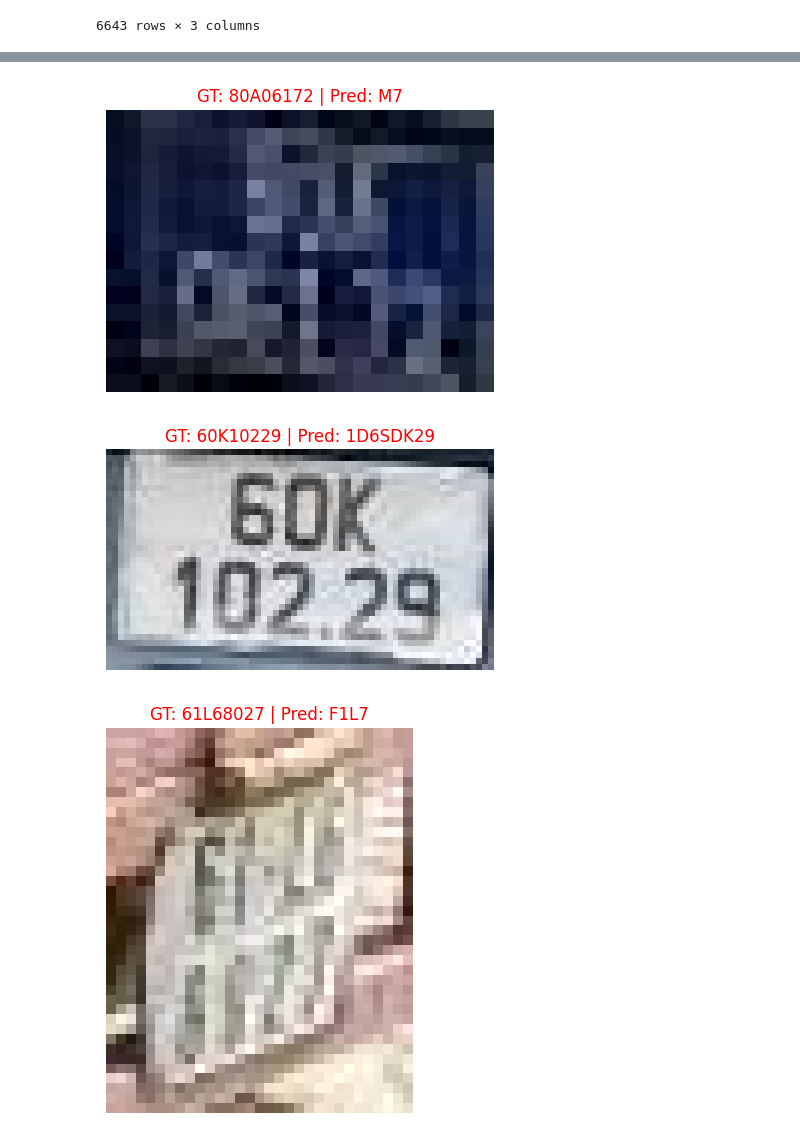
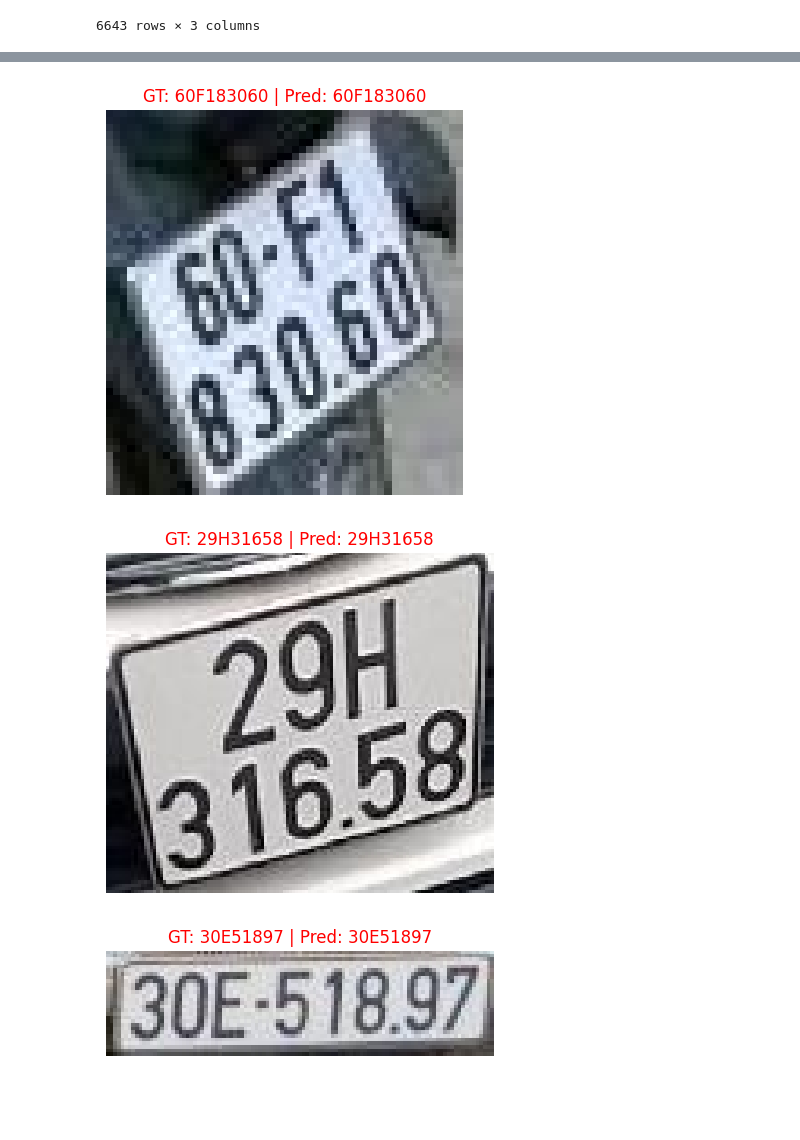
Before and after one commit to HoMinhDang/ANLR, a Jupyter notebook: evaluate.ipynb, the cells around one changed output, grey strips where cells are left out. Saved outputs shown, nothing was run; the diff lists cells and outputs as text; code cells hidden in the pictures; blank space fills up the shorter version.

```diff
--- a/evaluate.ipynb
+++ b/evaluate.ipynb
@@ -154,7 +154,7 @@ for index, row in df.iterrows():
 
     if pred[0] is not None:
         pred = filter_bbox(pred)
-        plate_label = extract_plate_label(pred, class_names=model.module.names if hasattr(model, 'module') else model.names)
+        plate_label = extract_plate_label(pred, class_names=class_names, var_thres=0.45)
         df.at[index, 'Predicted_Label'] = plate_label
     else:
         df.at[index, 'Predicted_Label'] = ""
@@ -191,0 +192,18 @@ Accuracy: 0.0695
+# %%
+incorrect_predictions = df[df['Label'] != df['Predicted_Label']].sample(n=5, random_state=44)
+
+# Hiển thị ảnh bị dự đoán sai
+%matplotlib inline
+for index, row in incorrect_predictions.iterrows():
+    image_path = os.path.join(dir_path, row["Name"])  # Thay bằng đường dẫn thực tế
+    if os.path.exists(image_path):
+        img = cv2.imread(image_path)
+        img = cv2.cvtColor(img, cv2.COLOR_BGR2RGB)
+
+        plt.figure(figsize=(5, 5))
+        plt.imshow(img)
+        plt.axis("off")
+        plt.title(f"GT: {row['Label']} | Pred: {row['Predicted_Label']}", fontsize=12, color='red')
+        plt.show()
+    else:
+        print(f"Ảnh {row['Name']} không tồn tại.")
@@ -192,22 +216,22 @@ Accuracy: 0.0695
 # %%
-incorrect_predictions = df[df['Label'] != df['Predicted_Label']].sample(n=5, random_state=42)
+incorrect_predictions = df[df['Label'] == df['Predicted_Label']].sample(n=5, random_state=42)
 
 # Hiển thị ảnh bị dự đoán sai
 %matplotlib inline
 for index, row in incorrect_predictions.iterrows():
     image_path = os.path.join(dir_path, row["Name"])  # Thay bằng đường dẫn thực tế
     if os.path.exists(image_path):
         img = cv2.imread(image_path)
         img = cv2.cvtColor(img, cv2.COLOR_BGR2RGB)
 
         plt.figure(figsize=(5, 5))
         plt.imshow(img)
         plt.axis("off")
         plt.title(f"GT: {row['Label']} | Pred: {row['Predicted_Label']}", fontsize=12, color='red')
         plt.show()
     else:
         print(f"Ảnh {row['Name']} không tồn tại.")
 # %% [output]
-[figure, old version]
+[figure, new version]
-[figure, old version]
+[figure, new version]
-[figure, old version]
+[figure, new version]
```
Also changed, not shown: parts of 3 cells of this notebook.
